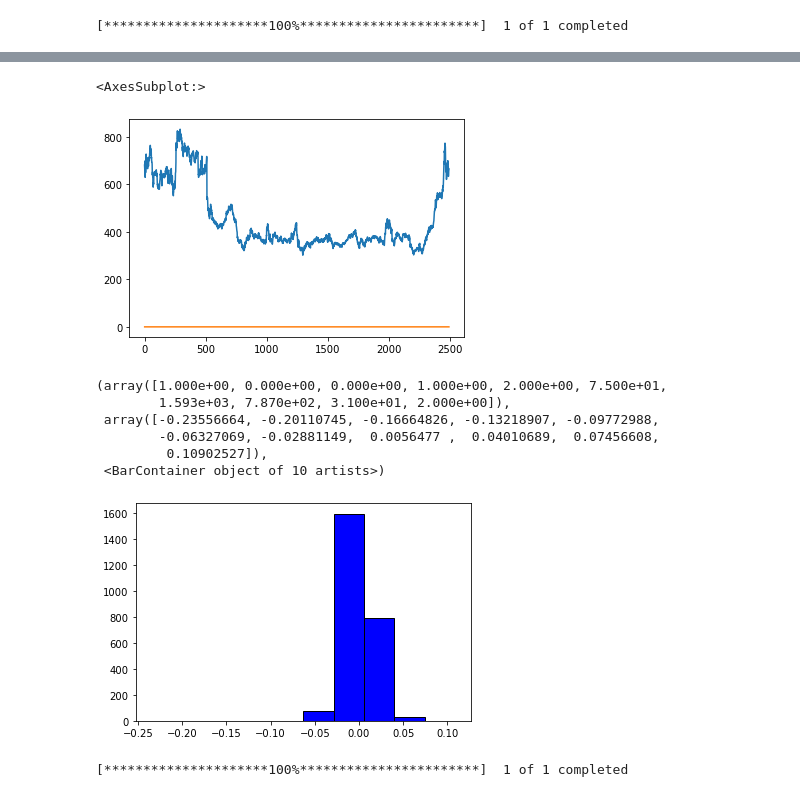
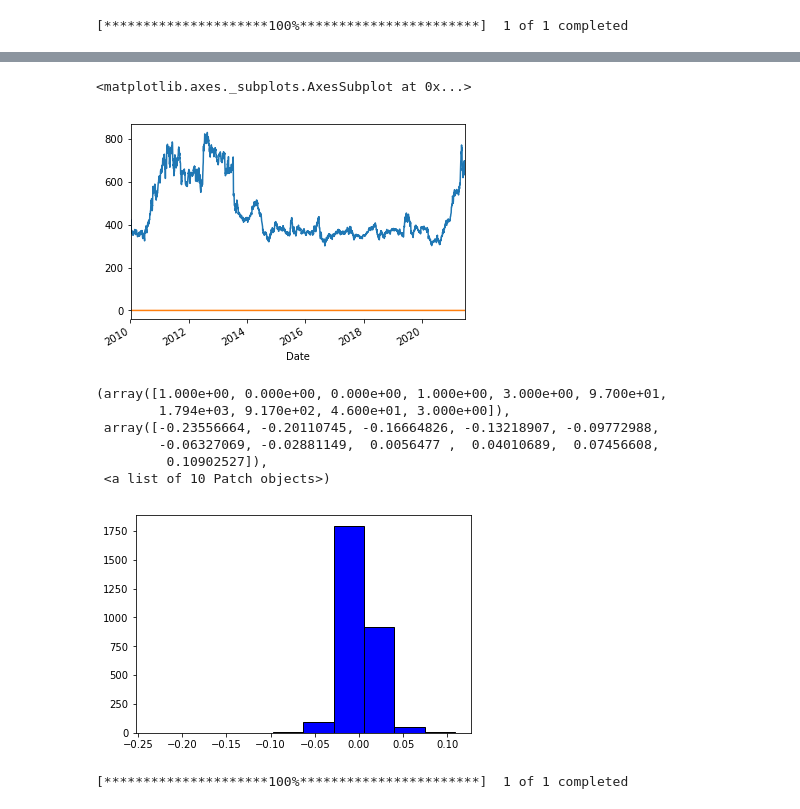
Before and after one commit to jvallikalam1/Project-3, a Jupyter notebook: Commodities.ipynb, the cells around one changed output, grey strips where cells are left out. Drawn from its saved outputs; the diff is of its cells as text; code cells hidden in the pictures.

```diff
--- a/Commodities.ipynb
+++ b/Commodities.ipynb
@@ -101,13 +99,17 @@ plt.hist(crude_oil_df['pctChange'], color = 'blue', edgecolor = 'black')
 # %%
 corn_fut = yf.Ticker("=F")
 # %%
-corn_fut_df = yf.download("ZC=F", start="2011-06-23", end="2021-06-23")
+corn_fut_df = yf.download("ZC=F", start="2010-1-1", end="2021-06-23")
 # %% [output]
 [*********************100%***********************]  1 of 1 completed
 # %%
 corn_fut_df = corn_fut_df.reset_index()
 # %%
 corn_fut_df["pctChange"]= corn_fut_df["Adj Close"].pct_change()
+# %%
+corn_fut_df.columns = ['Date', 'Corn Fut Open', 'Corn Fut High', 'Corn Fut Low', 'Corn Fut Close', 'Corn Fut Adj Close', 'Corn Fut Volume', 'Corn Fut pctChange']
+# %%
+corn_fut_df.set_index('Date', inplace=True)
 # %%
 corn_fut_df.head(5)
 # %% [output]
@@ -120,19 +123,19 @@ corn_fut_df.head(5)
 # %%
-corn_fut_df["Close"].plot()
-corn_fut_df["pctChange"].plot()
+corn_fut_df["Corn Fut Close"].plot()
+corn_fut_df["Corn Fut pctChange"].plot()
 # %% [output]
-<AxesSubplot:>
+<matplotlib.axes._subplots.AxesSubplot at 0x...>
-[figure, old version]
+[figure, new version]
 # %%
-plt.hist(corn_fut_df['pctChange'], color = 'blue', edgecolor = 'black')
+plt.hist(corn_fut_df['Corn Fut pctChange'], color = 'blue', edgecolor = 'black')
 # %% [output]
-(array([1.000e+00, 0.000e+00, 0.000e+00, 1.000e+00, 2.000e+00, 7.500e+01,
-        1.593e+03, 7.870e+02, 3.100e+01, 2.000e+00]),
+(array([1.000e+00, 0.000e+00, 0.000e+00, 1.000e+00, 3.000e+00, 9.700e+01,
+        1.794e+03, 9.170e+02, 4.600e+01, 3.000e+00]),
  array([-0.23556664, -0.20110745, -0.16664826, -0.13218907, -0.09772988,
         -0.06327069, -0.02881149,  0.0056477 ,  0.04010689,  0.07456608,
          0.10902527]),
- <BarContainer object of 10 artists>)
+ <a list of 10 Patch objects>)
-[figure, old version]
+[figure, new version]
 # %%
 sb_fut = yf.Ticker("ZS=F")
 # %%
```
Also changed, not shown: parts of 25 cells of this notebook, 1 other file.
